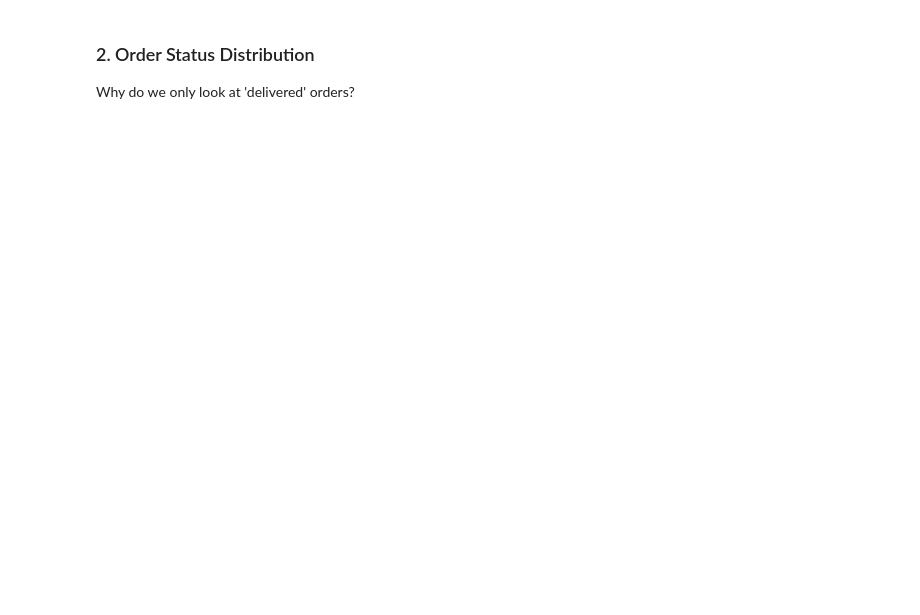
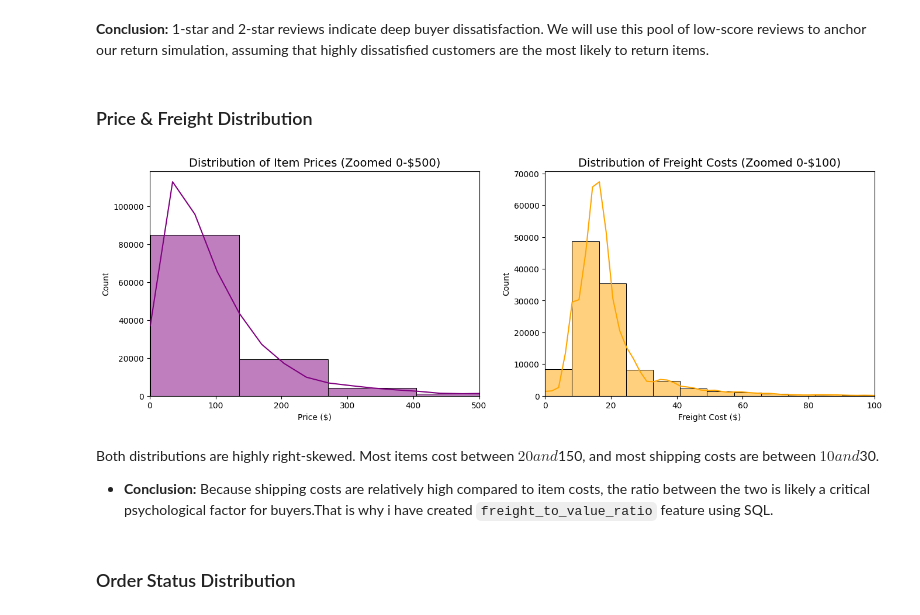
Before and after one commit to Ash469/smart-return-risk-analytics, a Jupyter notebook: notebooks/01_initial_data_exploration.ipynb, the cells around one changed output. Cells and saved outputs as stored; diff of their text form; code cells hidden in the pictures; blank space fills up the shorter version.

```diff
--- a/notebooks/01_initial_data_exploration.ipynb
+++ b/notebooks/01_initial_data_exploration.ipynb
@@ -24,5 +107,25 @@ print(f"Products: {products.shape}")
+# %% [markdown]
+ **Conclusion:** 1-star and 2-star reviews indicate deep buyer dissatisfaction. We will use this pool of low-score reviews to anchor our return simulation, assuming that highly dissatisfied customers are the most likely to return items.
+# %% [markdown]
+### Price & Freight Distribution
+# %%
+fig, axes = plt.subplots(1, 2, figsize=(16, 5))
+sns.histplot(order_items['price'], bins=50, kde=True, ax=axes[0], color='purple')
+axes[0].set_xlim(0, 500)
+axes[0].set_title('Distribution of Item Prices (Zoomed 0-$500)', fontsize=14)
+axes[0].set_xlabel('Price ($)')
+
+sns.histplot(order_items['freight_value'], bins=50, kde=True, ax=axes[1], color='orange')
+axes[1].set_xlim(0, 100)
+axes[1].set_title('Distribution of Freight Costs (Zoomed 0-$100)', fontsize=14)
+axes[1].set_xlabel('Freight Cost ($)')
+plt.show()
+# %% [output]
+[figure, added]
+# %% [markdown]
+Both distributions are highly right-skewed. Most items cost between $20 and $150, and most shipping costs are between $10 and $30.
+- **Conclusion:** Because shipping costs are relatively high compared to item costs, the ratio between the two is likely a critical psychological factor for buyers.That is why i have created `freight_to_value_ratio` feature using SQL.
 # %% [markdown]
-### 2. Order Status Distribution
-Why do we only look at 'delivered' orders?
+### Order Status Distribution
 # %%
 plt.figure(figsize=(10, 5))
```
Also changed, not shown: parts of 23 cells of this notebook, 4 other files.
